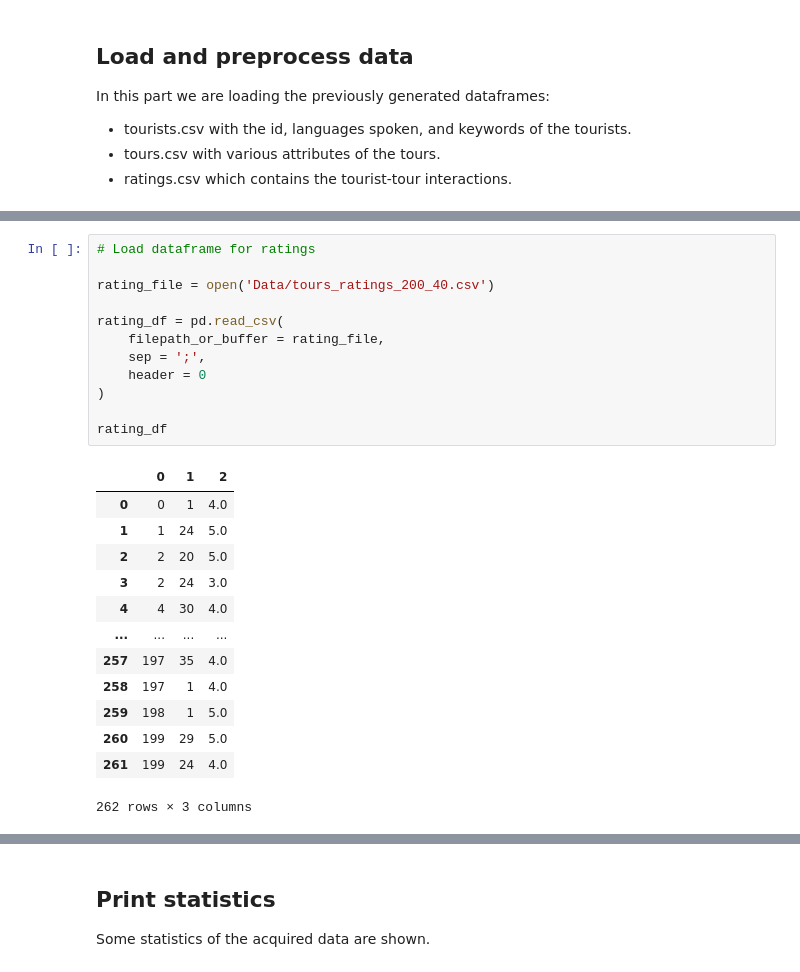
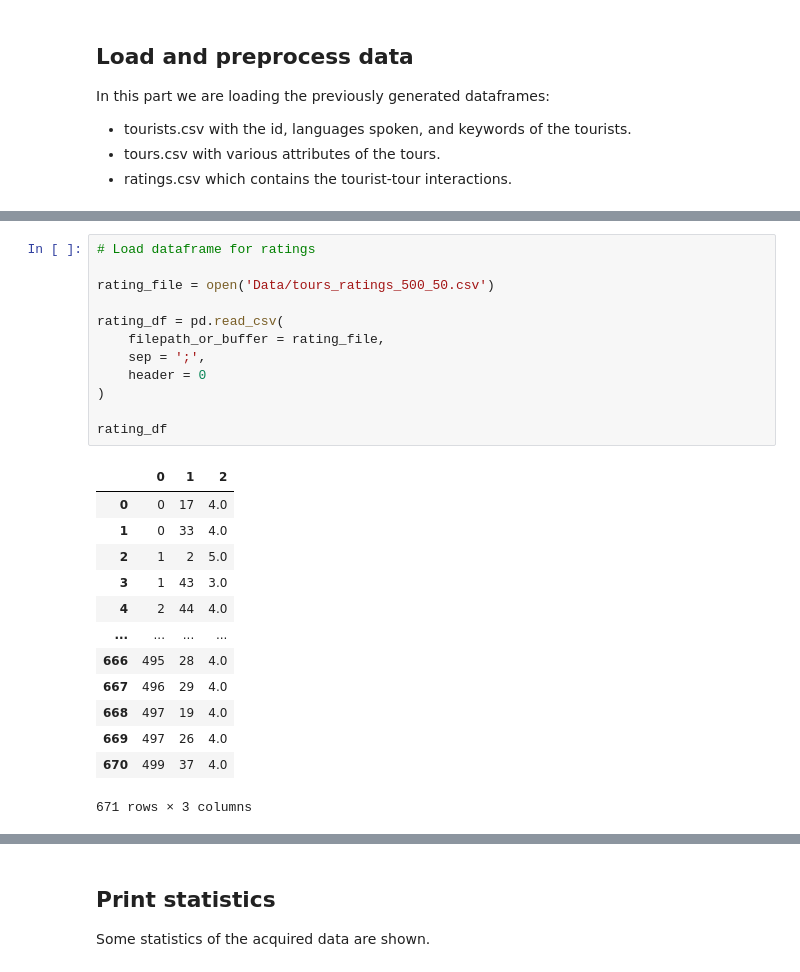
Before and after one commit to LorenzoAicardi/AsTourX, a Jupyter notebook: recommendersystem/TourRecommendation.ipynb, the cells around one changed output, grey strips where cells are left out. Saved outputs shown, nothing was run; the diff lists cells and outputs as text.

```diff
--- a/recommendersystem/TourRecommendation.ipynb
+++ b/recommendersystem/TourRecommendation.ipynb
@@ -91,29 +91,29 @@ tour_df
 # %%
 # Load dataframe for ratings
 
-rating_file = open('Data/tours_ratings_200_40.csv')
+rating_file = open('Data/tours_ratings_500_50.csv')
 
 rating_df = pd.read_csv(
     filepath_or_buffer = rating_file,
     sep = ';',
     header = 0
 )
 
 rating_df
 # %% [output]
 |  | 0 | 1 | 2 |
-| 0 | 0 | 1 | 4.0 |
-| 1 | 1 | 24 | 5.0 |
-| 2 | 2 | 20 | 5.0 |
-| 3 | 2 | 24 | 3.0 |
-| 4 | 4 | 30 | 4.0 |
+| 0 | 0 | 17 | 4.0 |
+| 1 | 0 | 33 | 4.0 |
+| 2 | 1 | 2 | 5.0 |
+| 3 | 1 | 43 | 3.0 |
+| 4 | 2 | 44 | 4.0 |
 | ... | ... | ... | ... |
-| 257 | 197 | 35 | 4.0 |
-| 258 | 197 | 1 | 4.0 |
-| 259 | 198 | 1 | 5.0 |
-| 260 | 199 | 29 | 5.0 |
-| 261 | 199 | 24 | 4.0 |
+| 666 | 495 | 28 | 4.0 |
+| 667 | 496 | 29 | 4.0 |
+| 668 | 497 | 19 | 4.0 |
+| 669 | 497 | 26 | 4.0 |
+| 670 | 499 | 37 | 4.0 |
-262 rows × 3 columns
+671 rows × 3 columns
 # %%
 # Rename the columns of the rating dataframe
 rating_df.rename(columns={rating_df.columns[0]: 'tourist_id',
```
Also changed, not shown: parts of 22 cells of this notebook, 9 other files.
